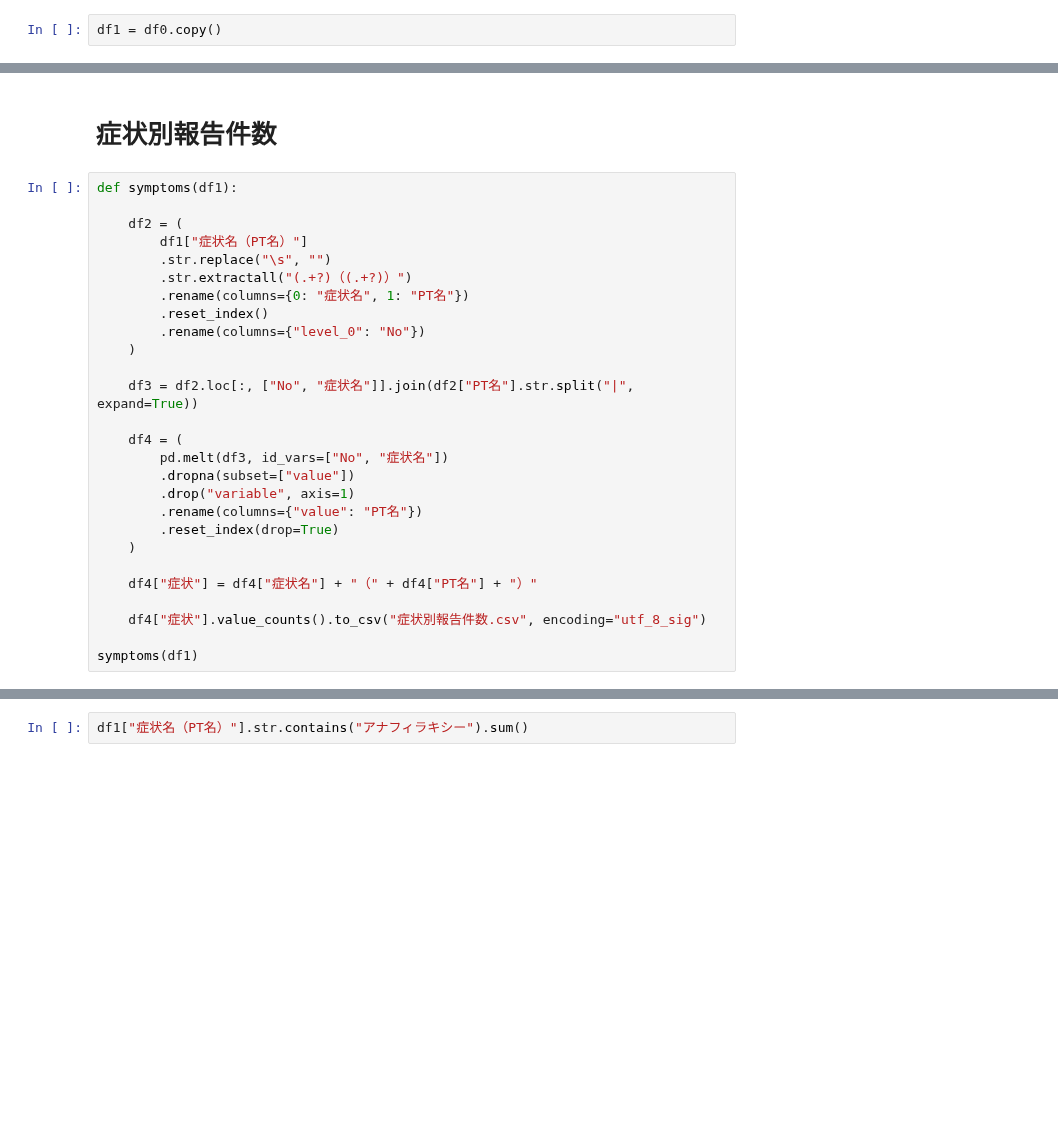
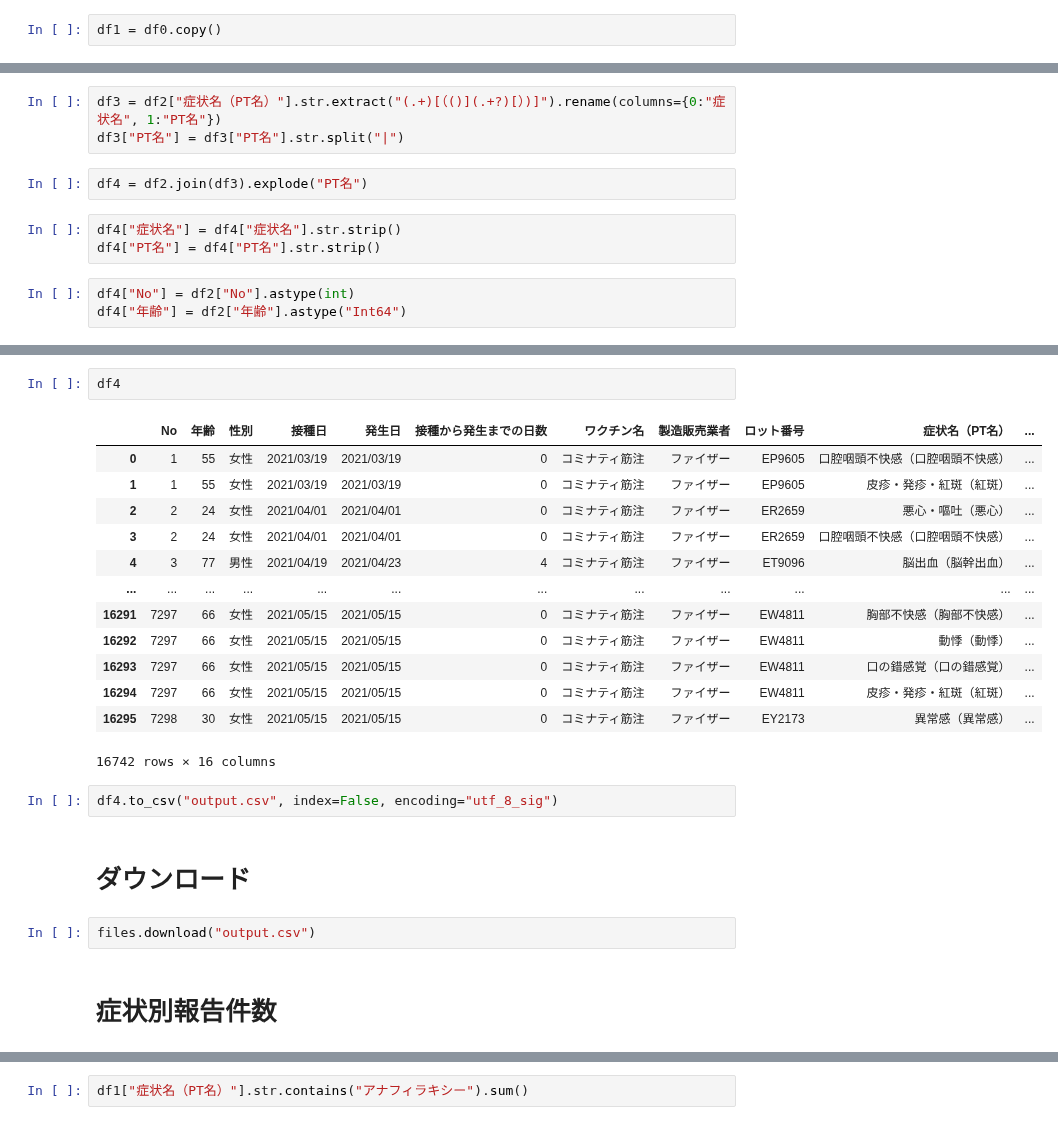
Before and after one commit to imabari/covid19-data, a Jupyter notebook: vaccine/副反応疑い報告集計.ipynb, the cells around one changed output, grey strips where cells are left out. Drawn from its saved outputs; the diff is of its cells as text; blank space fills up the shorter version.

```diff
--- a/vaccine/副反応疑い報告集計.ipynb
+++ b/vaccine/副反応疑い報告集計.ipynb
@@ -88,0 +115,11 @@ df1 = df0.copy()
+# %%
+df3 = df2["症状名（PT名）"].str.extract("(.+)[（()](.+?)[）)]").rename(columns={0:"症状名", 1:"PT名"})
+df3["PT名"] = df3["PT名"].str.split("|")
+# %%
+df4 = df2.join(df3).explode("PT名")
+# %%
+df4["症状名"] = df4["症状名"].str.strip()
+df4["PT名"] = df4["PT名"].str.strip()
+# %%
+df4["No"] = df2["No"].astype(int)
+df4["年齢"] = df2["年齢"].astype("Int64")
@@ -89,29 +146,24 @@ df1 = df0.copy()
+# %%
+df4
+# %% [output]
+|  | No | 年齢 | 性別 | 接種日 | 発生日 | 接種から発生までの日数 | ワクチン名 | 製造販売業者 | ロット番号 | 症状名（PT名） | ... |
+| 0 | 1 | 55 | 女性 | 2021/03/19 | 2021/03/19 | 0 | コミナティ筋注 | ファイザー | EP9605 | 口腔咽頭不快感（口腔咽頭不快感） | ... |
+| 1 | 1 | 55 | 女性 | 2021/03/19 | 2021/03/19 | 0 | コミナティ筋注 | ファイザー | EP9605 | 皮疹・発疹・紅斑（紅斑） | ... |
+| 2 | 2 | 24 | 女性 | 2021/04/01 | 2021/04/01 | 0 | コミナティ筋注 | ファイザー | ER2659 | 悪心・嘔吐（悪心） | ... |
+| 3 | 2 | 24 | 女性 | 2021/04/01 | 2021/04/01 | 0 | コミナティ筋注 | ファイザー | ER2659 | 口腔咽頭不快感（口腔咽頭不快感） | ... |
+| 4 | 3 | 77 | 男性 | 2021/04/19 | 2021/04/23 | 4 | コミナティ筋注 | ファイザー | ET9096 | 脳出血（脳幹出血） | ... |
+| ... | ... | ... | ... | ... | ... | ... | ... | ... | ... | ... | ... |
+| 16291 | 7297 | 66 | 女性 | 2021/05/15 | 2021/05/15 | 0 | コミナティ筋注 | ファイザー | EW4811 | 胸部不快感（胸部不快感） | ... |
+| 16292 | 7297 | 66 | 女性 | 2021/05/15 | 2021/05/15 | 0 | コミナティ筋注 | ファイザー | EW4811 | 動悸（動悸） | ... |
+| 16293 | 7297 | 66 | 女性 | 2021/05/15 | 2021/05/15 | 0 | コミナティ筋注 | ファイザー | EW4811 | 口の錯感覚（口の錯感覚） | ... |
+| 16294 | 7297 | 66 | 女性 | 2021/05/15 | 2021/05/15 | 0 | コミナティ筋注 | ファイザー | EW4811 | 皮疹・発疹・紅斑（紅斑） | ... |
+| 16295 | 7298 | 30 | 女性 | 2021/05/15 | 2021/05/15 | 0 | コミナティ筋注 | ファイザー | EY2173 | 異常感（異常感） | ... |
+16742 rows × 16 columns
+# %%
+df4.to_csv("output.csv", index=False, encoding="utf_8_sig")
+# %% [markdown]
+# ダウンロード
+# %%
+files.download("output.csv")
 # %% [markdown]
 # 症状別報告件数
-# %%
-def symptoms(df1):
-
-    df2 = (
-        df1["症状名（PT名）"]
-        .str.replace("\s", "")
-        .str.extractall("(.+?)（(.+?)）")
-        .rename(columns={0: "症状名", 1: "PT名"})
-        .reset_index()
-        .rename(columns={"level_0": "No"})
-    )
-
-    df3 = df2.loc[:, ["No", "症状名"]].join(df2["PT名"].str.split("|", expand=True))
-
-    df4 = (
-        pd.melt(df3, id_vars=["No", "症状名"])
-        .dropna(subset=["value"])
-        .drop("variable", axis=1)
-        .rename(columns={"value": "PT名"})
-        .reset_index(drop=True)
-    )
-
-    df4["症状"] = df4["症状名"] + "（" + df4["PT名"] + "）"
-
-    df4["症状"].value_counts().to_csv("症状別報告件数.csv", encoding="utf_8_sig")
-
-symptoms(df1)
```
Also changed, not shown: parts of 21 cells of this notebook.
